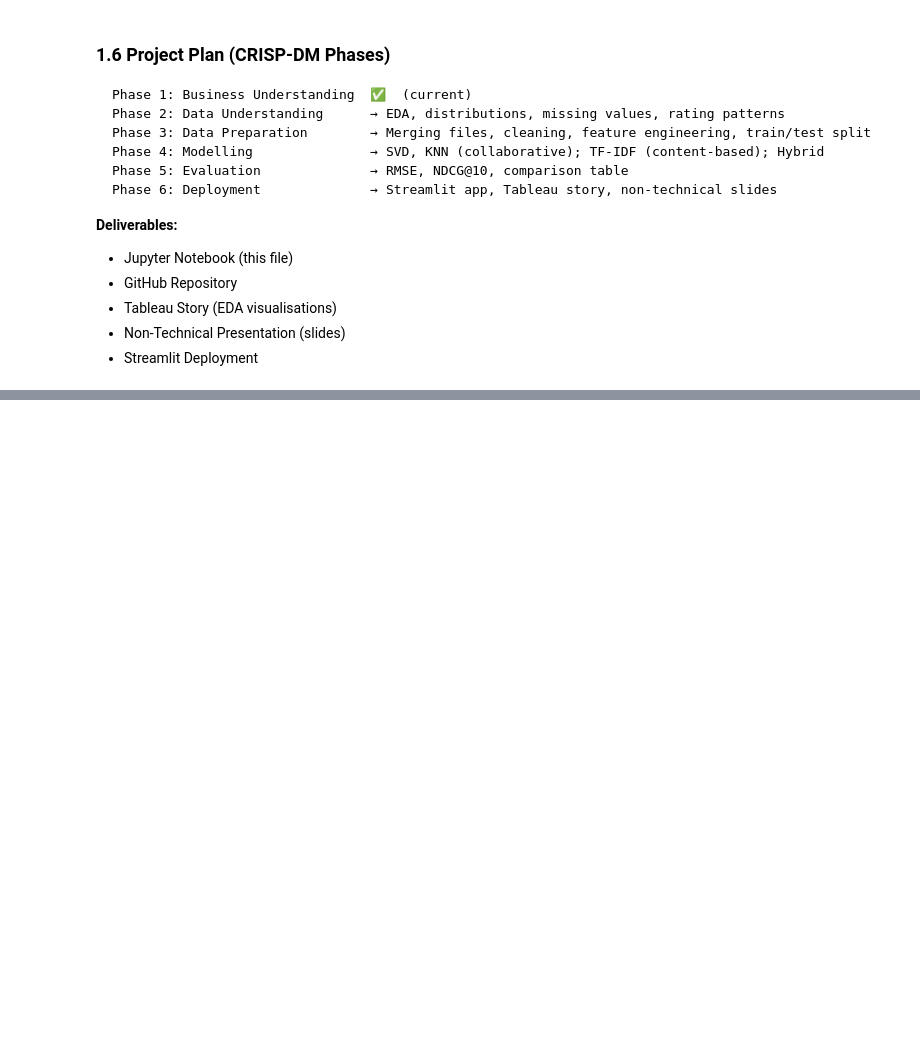
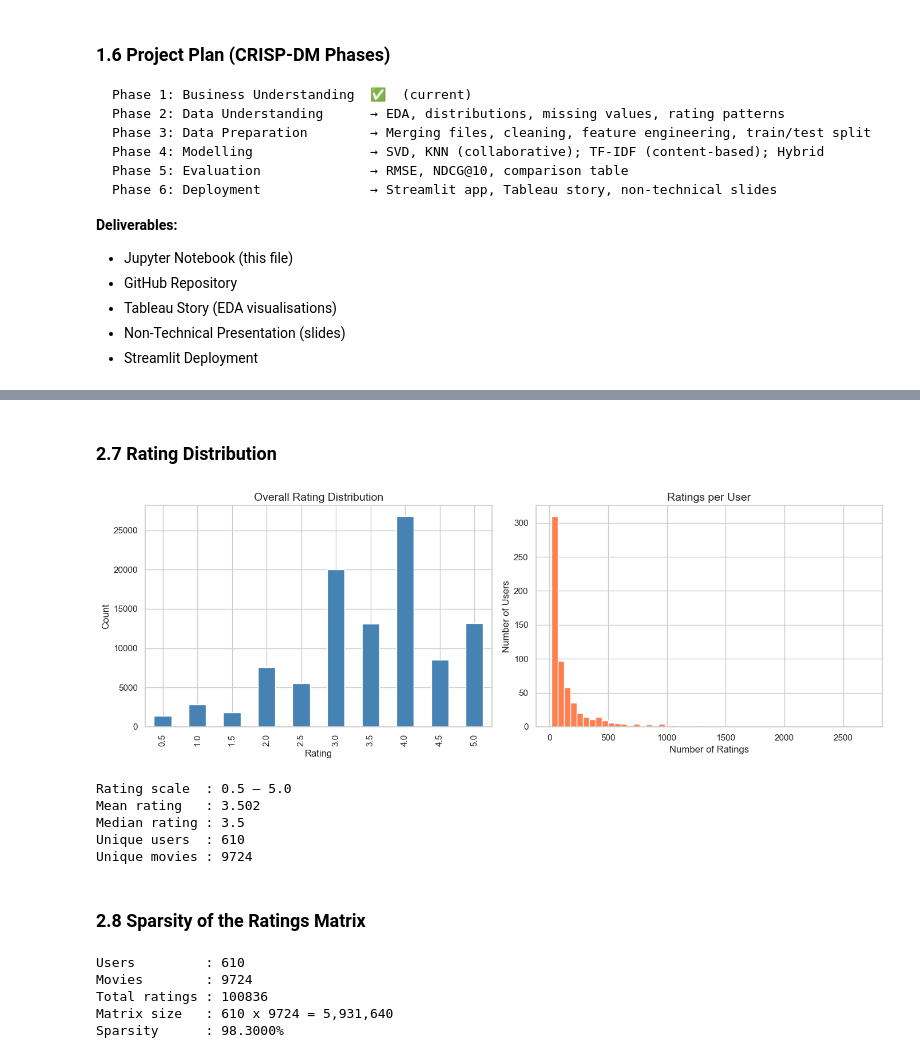
Before and after one commit to just-mawi/Group1_Phase4, a Jupyter notebook: movies.ipynb, the cells around one changed output, grey strips where cells are left out. Drawn from its saved outputs; the diff is of its cells as text; code cells hidden in the pictures; blank space fills up the shorter version.

```diff
--- a/movies.ipynb
+++ b/movies.ipynb
@@ -66,0 +107,15 @@ Phase 6: Deployment              → Streamlit app, Tableau story, non-technical
+# %%
+# ------------------------------------------------------------------
+# Load the four MovieLens CSV files
+# Update paths if your files live in a different directory
+# ------------------------------------------------------------------
+
+ratings = pd.read_csv('ratings.csv')
+movies  = pd.read_csv('movies.csv')
+tags    = pd.read_csv('tags.csv')
+links   = pd.read_csv('links.csv')
+
+print(f"ratings : {ratings.shape}")
+print(f"movies  : {movies.shape}")
+print(f"tags    : {tags.shape}")
+print(f"links   : {links.shape}")
@@ -66,0 +262,53 @@ Phase 6: Deployment              → Streamlit app, Tableau story, non-technical
+# %% [markdown]
+### 2.7 Rating Distribution
+# %%
+fig, axes = plt.subplots(1, 2, figsize=(14, 5))
+
+# Overall rating distribution
+ratings['rating'].value_counts().sort_index().plot(
+    kind='bar', ax=axes[0], color='steelblue', edgecolor='white')
+axes[0].set_title('Overall Rating Distribution', fontsize=14)
+axes[0].set_xlabel('Rating')
+axes[0].set_ylabel('Count')
+
+# Ratings per user
+ratings_per_user = ratings.groupby('userId')['rating'].count()
+axes[1].hist(ratings_per_user, bins=50, color='coral', edgecolor='white')
+axes[1].set_title('Ratings per User', fontsize=14)
+axes[1].set_xlabel('Number of Ratings')
+axes[1].set_ylabel('Number of Users')
+
+plt.tight_layout()
+plt.show()
+
+print(f"\nRating scale  : {ratings['rating'].min()} – {ratings['rating'].max()}")
+print(f"Mean rating   : {ratings['rating'].mean():.3f}")
+print(f"Median rating : {ratings['rating'].median():.1f}")
+print(f"Unique users  : {ratings['userId'].nunique()}")
+print(f"Unique movies : {ratings['movieId'].nunique()}")
+# %% [output]
+[figure, added]
+Rating scale  : 0.5 – 5.0
+Mean rating   : 3.502
+Median rating : 3.5
+Unique users  : 610
+Unique movies : 9724
+# %% [markdown]
+### 2.8 Sparsity of the Ratings Matrix
+# %%
+n_users  = ratings['userId'].nunique()
+n_movies = ratings['movieId'].nunique()
+n_ratings = len(ratings)
+
+sparsity = 1 - n_ratings / (n_users * n_movies)
+print(f"Users         : {n_users}")
+print(f"Movies        : {n_movies}")
+print(f"Total ratings : {n_ratings}")
+print(f"Matrix size   : {n_users} x {n_movies} = {n_users * n_movies:,}")
+print(f"Sparsity      : {sparsity:.4%}")
+# %% [output]
+Users         : 610
+Movies        : 9724
+Total ratings : 100836
+Matrix size   : 610 x 9724 = 5,931,640
+Sparsity      : 98.3000%
```
Also changed, not shown: parts of 22 cells of this notebook.
